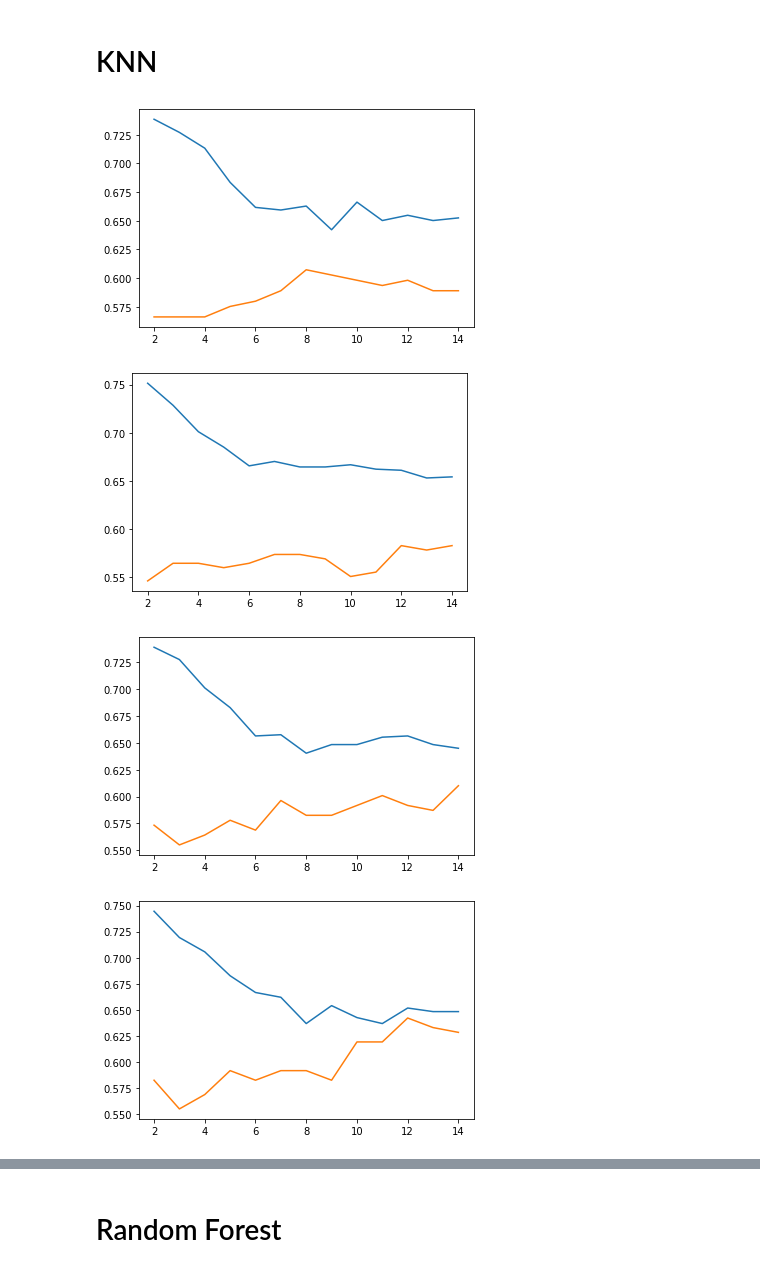
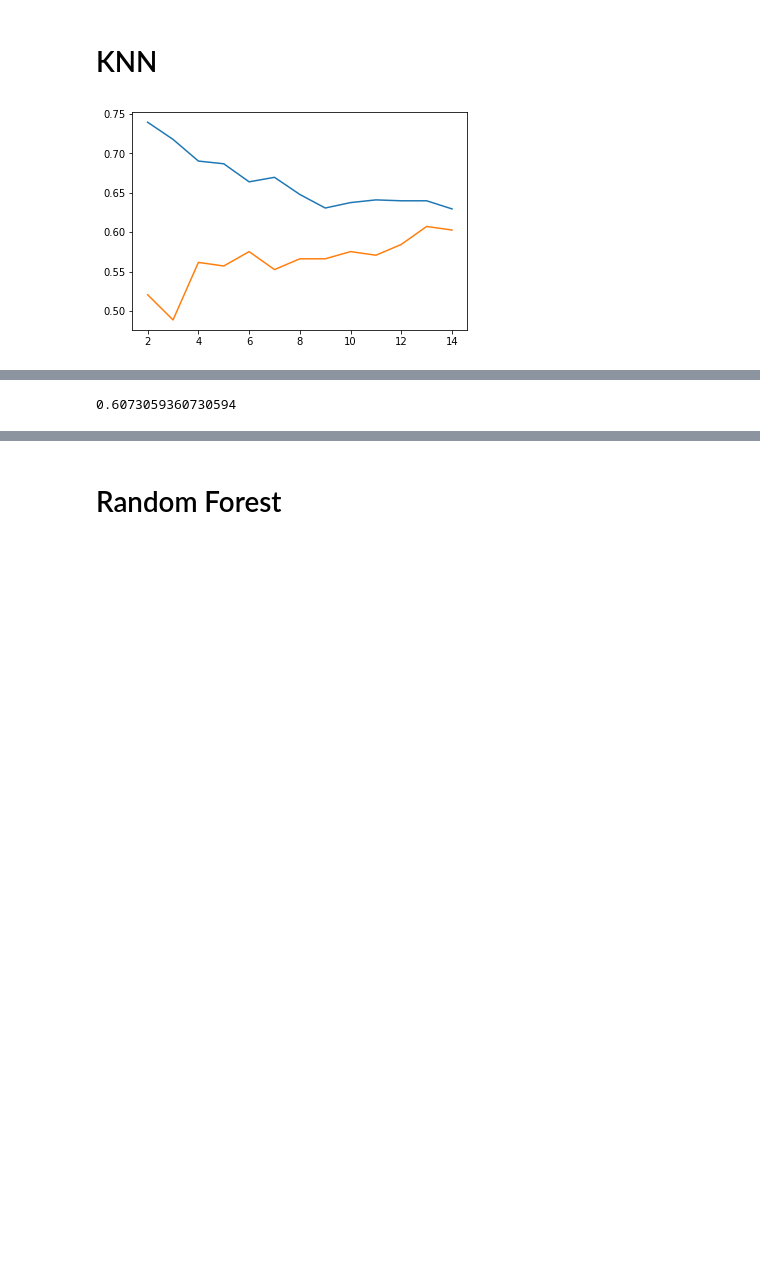
Before and after one commit to parasgulati8/People-Analytics, a Jupyter notebook: People_Analytics_Hackathon.ipynb, the cells around one changed output, grey strips where cells are left out. Cells and saved outputs as stored; diff of their text form; code cells hidden in the pictures; blank space fills up the shorter version.

```diff
--- a/People_Analytics_Hackathon.ipynb
+++ b/People_Analytics_Hackathon.ipynb
@@ -180,0 +264,4 @@ X_test = scaler.transform(X_test)
+# %%
+pca = PCA(n_components=10)
+X_train= pca.fit_transform(X_train)
+X_test = pca.transform(X_test)
@@ -180,0 +276,4 @@ X_test = scaler.transform(X_test)
+# %%
+kpca = KernelPCA(n_components=2, kernel='rbf')
+X_train= kpca.fit_transform(X_train)
+X_test = kpca.transform(X_test)
@@ -180,0 +288,4 @@ X_test = scaler.transform(X_test)
+# %%
+lda = LDA()
+X_train = lda.fit_transform(X_train, y_train)
+X_test = lda.transform(X_test)
@@ -180,0 +296,8 @@ X_test = scaler.transform(X_test)
+# %%
+i = 0
+dic = {}
+for j in range(2,15):
+  dic[j] = avg[i]
+  i = i+1
+
+dic[4]
@@ -196,23 +332,17 @@ array([1., 2., 3., 4., 5.])
 # %% [markdown]
 # KNN
 # %%
-for fold in folds:
-    X_train, X_test, y_train, y_test = X.iloc[fold[0], :], X.iloc[fold[1], :], y.iloc[fold[0]], y.iloc[fold[1]]
-
-    acc = []
-    acc_test = []
-    for i in range(2,15):
+acc = []
+acc_test = []
+for i in range(2,15):
         knn = KNeighborsClassifier(i)
         knn.fit(X_train, y_train)
         acc.append(accuracy_score(y_train, knn.predict(X_train)))
         acc_test.append(accuracy_score(y_test, knn.predict(X_test)))
 
-    plt.figure()
-    plt.plot(range(2,15), acc)
-    plt.plot(range(2,15), acc_test)
-    plt.show()
+plt.figure()
+plt.plot(range(2,15), acc)
+plt.plot(range(2,15), acc_test)
+plt.show()
 # %% [output]
-[figure, old version]
+[figure, new version]
-[figure, removed]
-[figure, removed]
-[figure, removed]
@@ -238,0 +349,4 @@ plotCorrelationMatrix(data1, 15)
+# %%
+max(acc_test)
+# %% [output]
+0.6073059360730594
```
Also changed, not shown: parts of 205 cells of this notebook.
